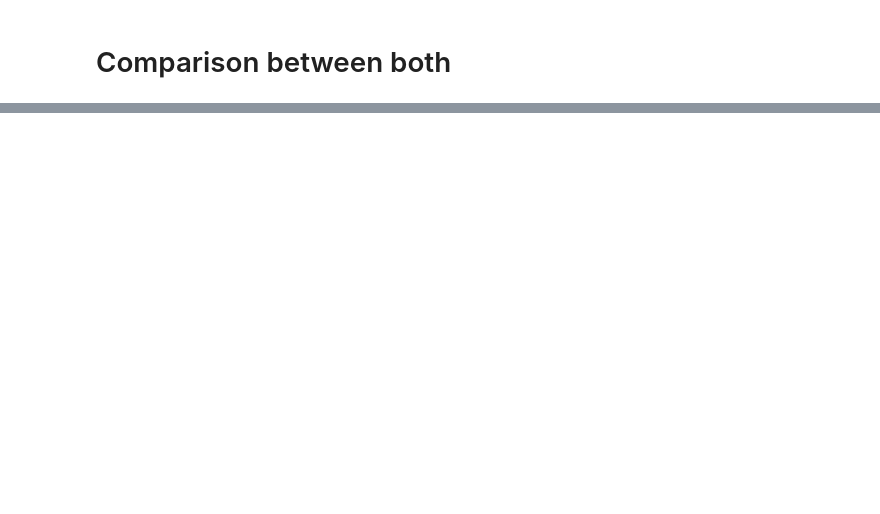
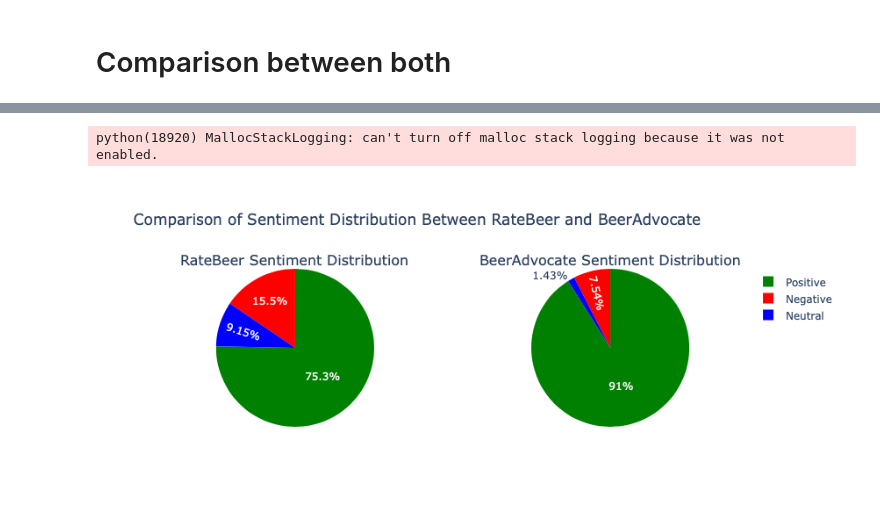
Before and after one commit to epfl-ada/ada-2024-project-bada55, a Jupyter notebook: notebook/sentimental_analysis.ipynb, the cells around one changed output, grey strips where cells are left out. Drawn from its saved outputs; the diff is of its cells as text; code cells hidden in the pictures; blank space fills up the shorter version.

Commit message:
sentimental analysist

```diff
--- a/notebook/sentimental_analysis.ipynb
+++ b/notebook/sentimental_analysis.ipynb
@@ -330,0 +231,57 @@ plt.show()
+# %%
+def calculate_sentiment_distribution(df):
+    sentiment_counts = df["sentiment_label"].value_counts(normalize=True) * 100
+    return {
+        "positive": sentiment_counts.get("positive", 0),
+        "negative": sentiment_counts.get("negative", 0),
+        "neutral": sentiment_counts.get("neutral", 0),
+    }
+
+ratebeer_distribution = calculate_sentiment_distribution(rb_reviews_en)
+beeradvocate_distribution = calculate_sentiment_distribution(ba_reviews_en)
+
+ratebeer_sizes = [ratebeer_distribution["positive"], ratebeer_distribution["negative"], ratebeer_distribution["neutral"]]
+beeradvocate_sizes = [beeradvocate_distribution["positive"], beeradvocate_distribution["negative"], beeradvocate_distribution["neutral"]]
+labels = ["Positive", "Negative", "Neutral"]
+
+fig = make_subplots(
+    rows=1, cols=2,
+    specs=[[{"type": "pie"}, {"type": "pie"}]],
+    subplot_titles=["RateBeer Sentiment Distribution", "BeerAdvocate Sentiment Distribution"]
+)
+
+fig.add_trace(
+    go.Pie(
+        labels=labels,
+        values=ratebeer_sizes,
+        name="RateBeer",
+        marker=dict(colors=["green", "red", "blue"])
+    ),
+    row=1, col=1
+)
+
+fig.add_trace(
+    go.Pie(
+        labels=labels,
+        values=beeradvocate_sizes,
+        name="BeerAdvocate",
+        marker=dict(colors=["green", "red", "blue"])
+    ),
+    row=1, col=2
+)
+
+fig.update_layout(
+    title_text="Comparison of Sentiment Distribution Between RateBeer and BeerAdvocate",
+    showlegend=True
+)
+
+output_dir = "../generated/figures"
+os.makedirs(output_dir, exist_ok=True)
+
+output_html_file = os.path.join(output_dir, "sentiment_comparison.html")
+pio.write_html(fig, file=output_html_file, auto_open=True)
+
+fig.show()
+# %% [output]
+python(18920) MallocStackLogging: can't turn off malloc stack logging because it was not enabled.
+[figure, added]
```
Also changed, not shown: parts of 20 cells of this notebook, 1 other file.
